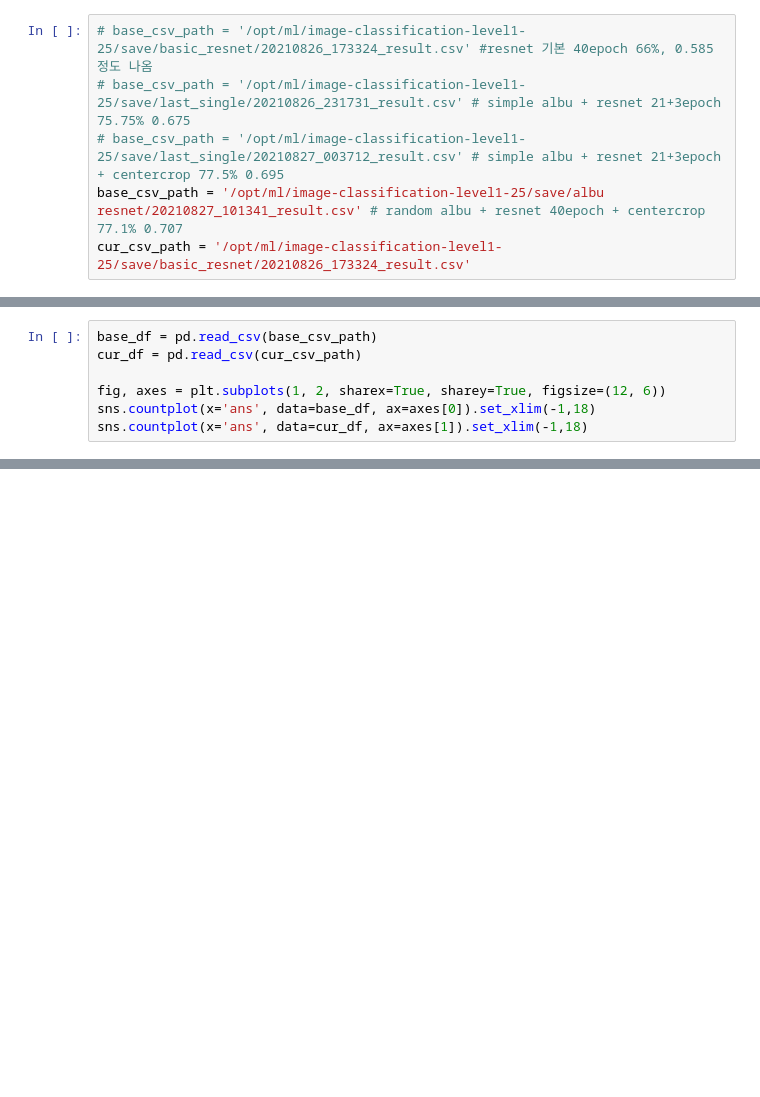
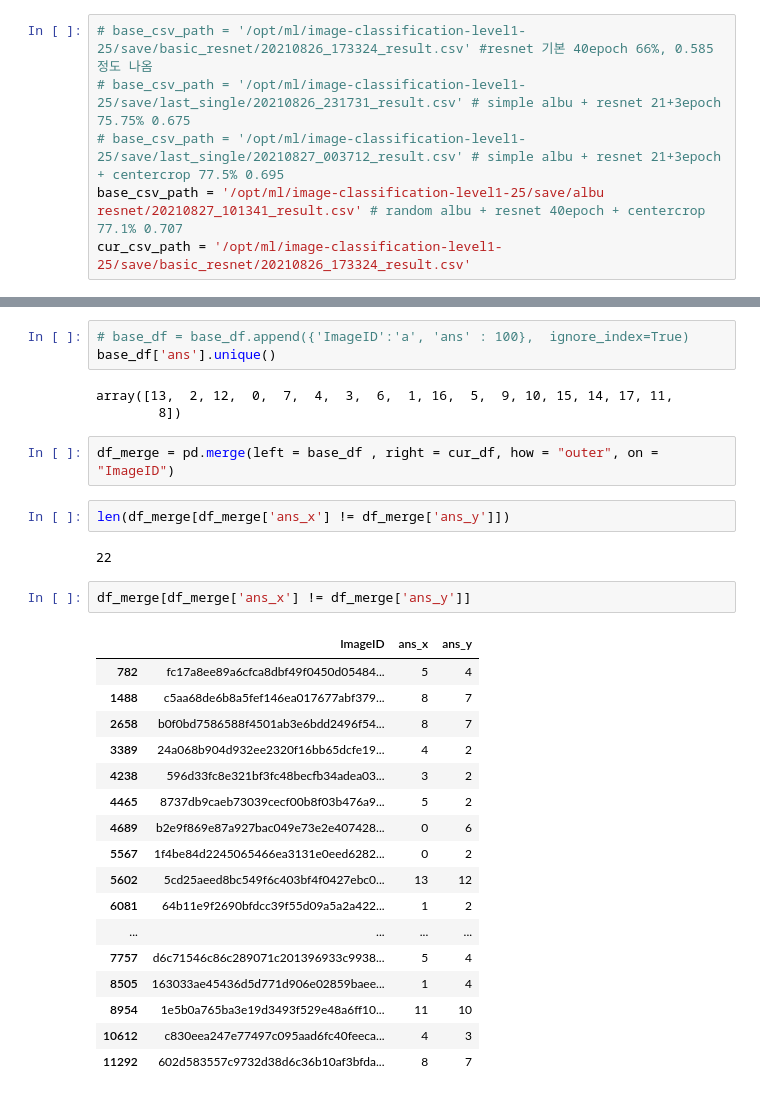
Before and after one commit to boostcampaitech2/image-classification-level1-25, a Jupyter notebook: module/result_viz.ipynb, the cells around one changed output, grey strips where cells are left out. Saved outputs shown, nothing was run; the diff lists cells and outputs as text; blank space fills up the shorter version.

```diff
--- a/module/result_viz.ipynb
+++ b/module/result_viz.ipynb
@@ -24,7 +27,0 @@ sns.countplot(x='ans', data=cur_df, ax=axes[1]).set_xlim(-1,18)
-# %%
-base_df = pd.read_csv(base_csv_path)
-cur_df = pd.read_csv(cur_csv_path)
-
-fig, axes = plt.subplots(1, 2, sharex=True, sharey=True, figsize=(12, 6))
-sns.countplot(x='ans', data=base_df, ax=axes[0]).set_xlim(-1,18)
-sns.countplot(x='ans', data=cur_df, ax=axes[1]).set_xlim(-1,18)
@@ -33,0 +50,32 @@ sns.countplot(x='ans', data=cur_df, ax=axes[1]).set_xlim(-1,18)
+# %%
+# base_df = base_df.append({'ImageID':'a', 'ans' : 100},  ignore_index=True)
+base_df['ans'].unique()
+# %% [output]
+array([13,  2, 12,  0,  7,  4,  3,  6,  1, 16,  5,  9, 10, 15, 14, 17, 11,
+        8])
+# %%
+df_merge = pd.merge(left = base_df , right = cur_df, how = "outer", on = "ImageID")
+# %%
+len(df_merge[df_merge['ans_x'] != df_merge['ans_y']])
+# %% [output]
+22
+# %%
+df_merge[df_merge['ans_x'] != df_merge['ans_y']]
+# %% [output]
+|  | ImageID | ans_x | ans_y |
+| 782 | fc17a8ee89a6cfca8dbf49f0450d05484... | 5 | 4 |
+| 1488 | c5aa68de6b8a5fef146ea017677abf379... | 8 | 7 |
+| 2658 | b0f0bd7586588f4501ab3e6bdd2496f54... | 8 | 7 |
+| 3389 | 24a068b904d932ee2320f16bb65dcfe19... | 4 | 2 |
+| 4238 | 596d33fc8e321bf3fc48becfb34adea03... | 3 | 2 |
+| 4465 | 8737db9caeb73039cecf00b8f03b476a9... | 5 | 2 |
+| 4689 | b2e9f869e87a927bac049e73e2e407428... | 0 | 6 |
+| 5567 | 1f4be84d2245065466ea3131e0eed6282... | 0 | 2 |
+| 5602 | 5cd25aeed8bc549f6c403bf4f0427ebc0... | 13 | 12 |
+| 6081 | 64b11e9f2690bfdcc39f55d09a5a2a422... | 1 | 2 |
+| ... | ... | ... | ... |
+| 7757 | d6c71546c86c289071c201396933c9938... | 5 | 4 |
+| 8505 | 163033ae45436d5d771d906e02859baee... | 1 | 4 |
+| 8954 | 1e5b0a765ba3e19d3493f529e48a6ff10... | 11 | 10 |
+| 10612 | c830eea247e77497c095aad6fc40feeca... | 4 | 3 |
+| 11292 | 602d583557c9732d38d6c36b10af3bfda... | 8 | 7 |
```
Also changed, not shown: parts of 4 cells of this notebook, 4 other files.
